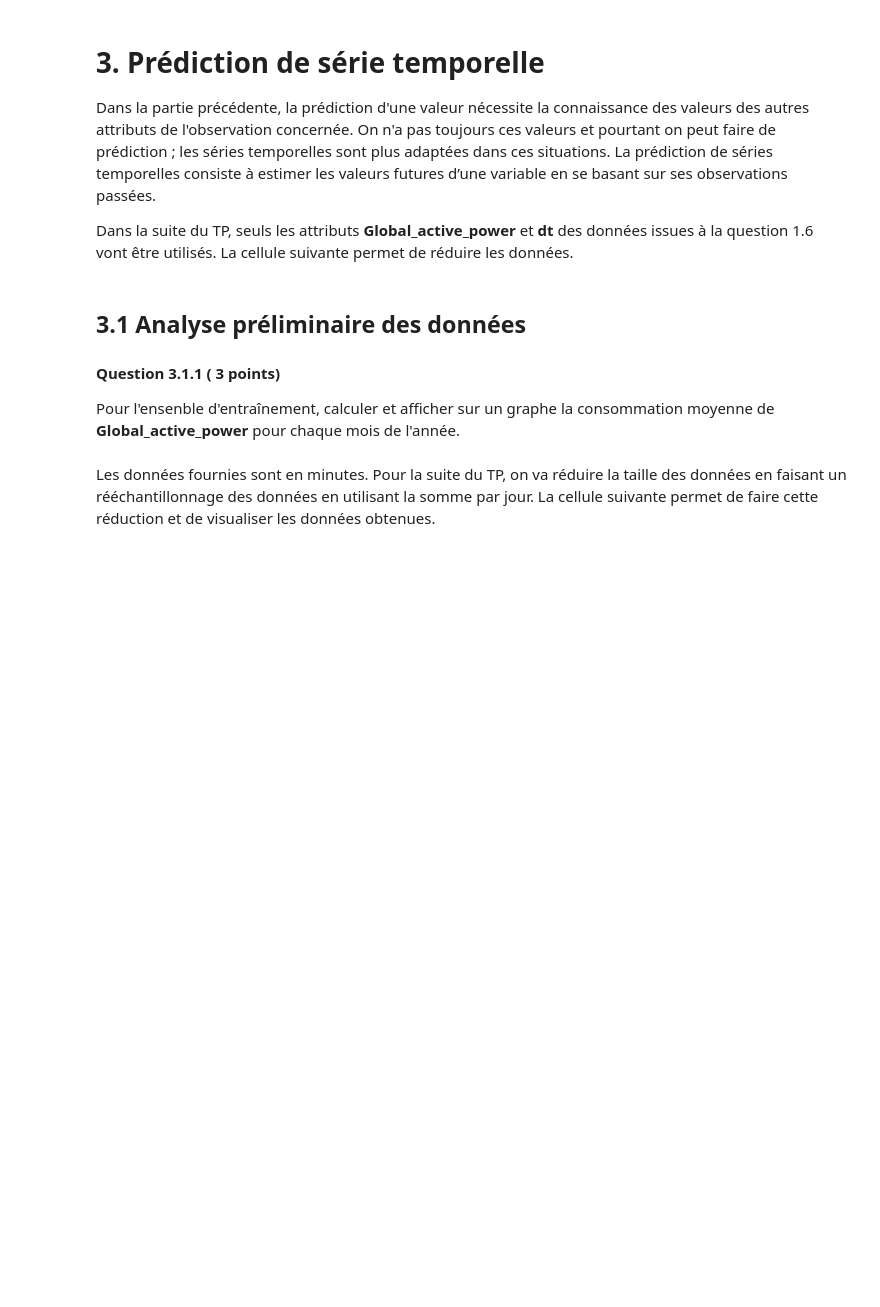
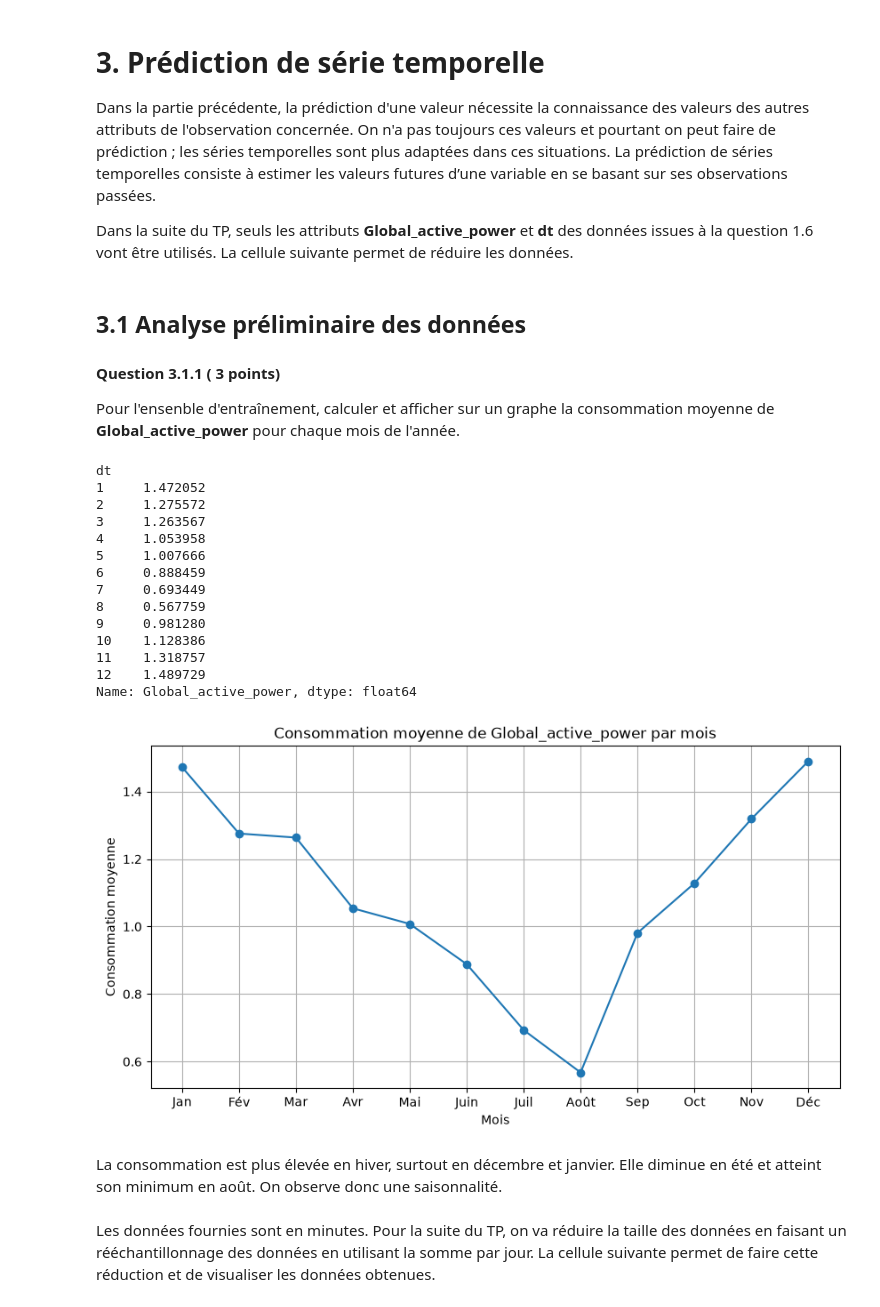
Before and after one commit to ayoubm85/INF8111_TP1, a Jupyter notebook: TP1_Marfouk_Oumerhouch_Sejjari.ipynb, the cells around one changed output. Drawn from its saved outputs; the diff is of its cells as text; code cells hidden in the pictures; blank space fills up the shorter version.

```diff
--- a/TP1_Marfouk_Oumerhouch_Sejjari.ipynb
+++ b/TP1_Marfouk_Oumerhouch_Sejjari.ipynb
@@ -294,6 +387,54 @@ Dans la suite du TP, seuls les attributs **Global_active_power** et **dt** des d
 Pour l'ensenble d'entraînement, calculer et afficher sur un graphe la consommation moyenne de **Global_active_power** pour chaque mois de l'année.
 # %%
 # TO DO
+# Calculer la consommation moyenne pour chaque mois
+conso_mensuelle = (
+    data_train
+    .groupby(data_train["dt"].dt.month)["Global_active_power"]
+    .mean()
+)
+
+# Afficher les valeurs
+print(conso_mensuelle)
+
+# Afficher le graphique
+plt.figure(figsize=(10, 5))
+
+plt.plot(
+    conso_mensuelle.index,
+    conso_mensuelle.values,
+    marker="o"
+)
+
+plt.title("Consommation moyenne de Global_active_power par mois")
+plt.xlabel("Mois")
+plt.ylabel("Consommation moyenne")
+plt.xticks(
+    range(1, 13),
+    ["Jan", "Fév", "Mar", "Avr", "Mai", "Juin",
+     "Juil", "Août", "Sep", "Oct", "Nov", "Déc"]
+)
+
+plt.grid()
+plt.show()
+# %% [output]
+dt
+1     1.472052
+2     1.275572
+3     1.263567
+4     1.053958
+5     1.007666
+6     0.888459
+7     0.693449
+8     0.567759
+9     0.981280
+10    1.128386
+11    1.318757
+12    1.489729
+Name: Global_active_power, dtype: float64
+[figure, added]
+# %% [markdown]
+La consommation est plus élevée en hiver, surtout en décembre et janvier. Elle diminue en été et atteint son minimum en août. On observe donc une saisonnalité.
 # %% [markdown]
 Les données fournies sont en minutes. Pour la suite du TP, on va réduire la taille des données en faisant un rééchantillonnage des données en utilisant la somme par jour. La cellule suivante permet de faire cette réduction et de visualiser les données obtenues.
 # %%
```
Also changed, not shown: parts of 11 cells of this notebook.
